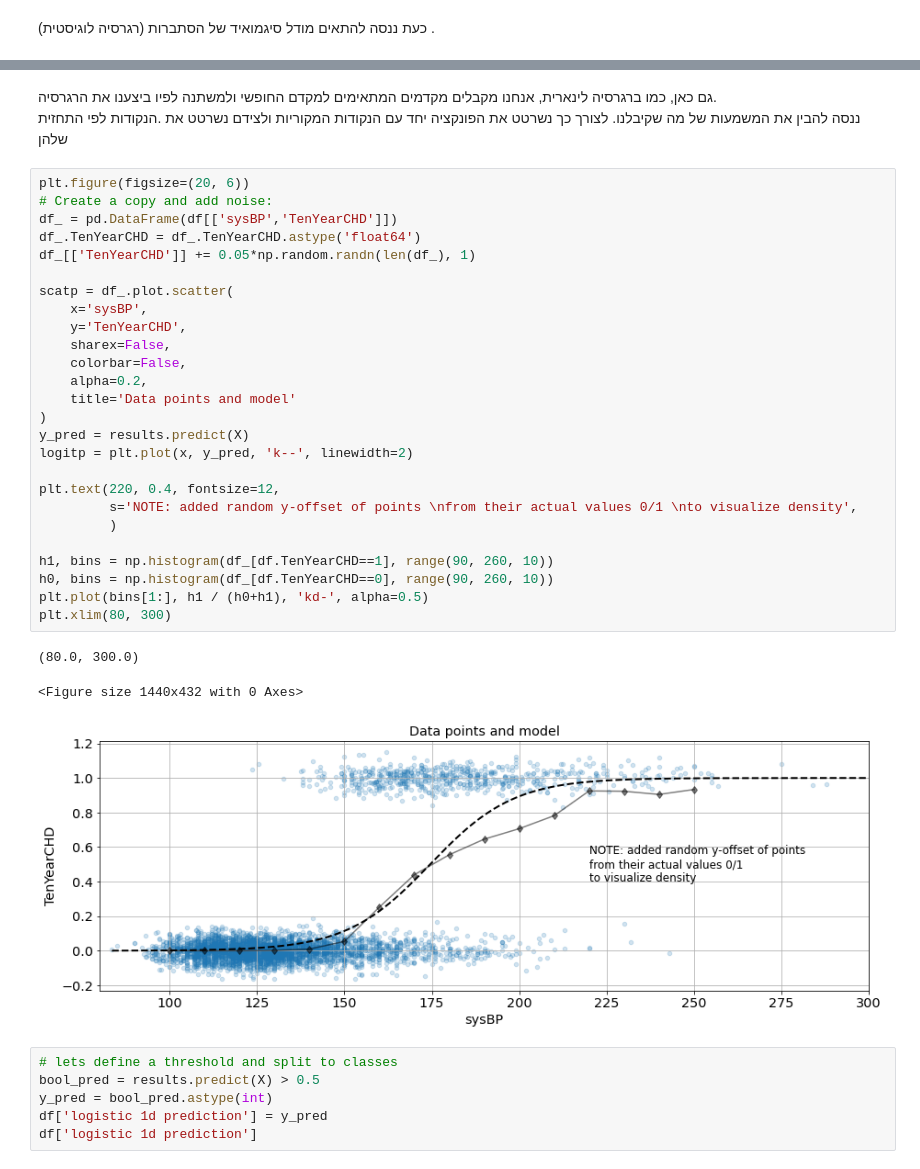
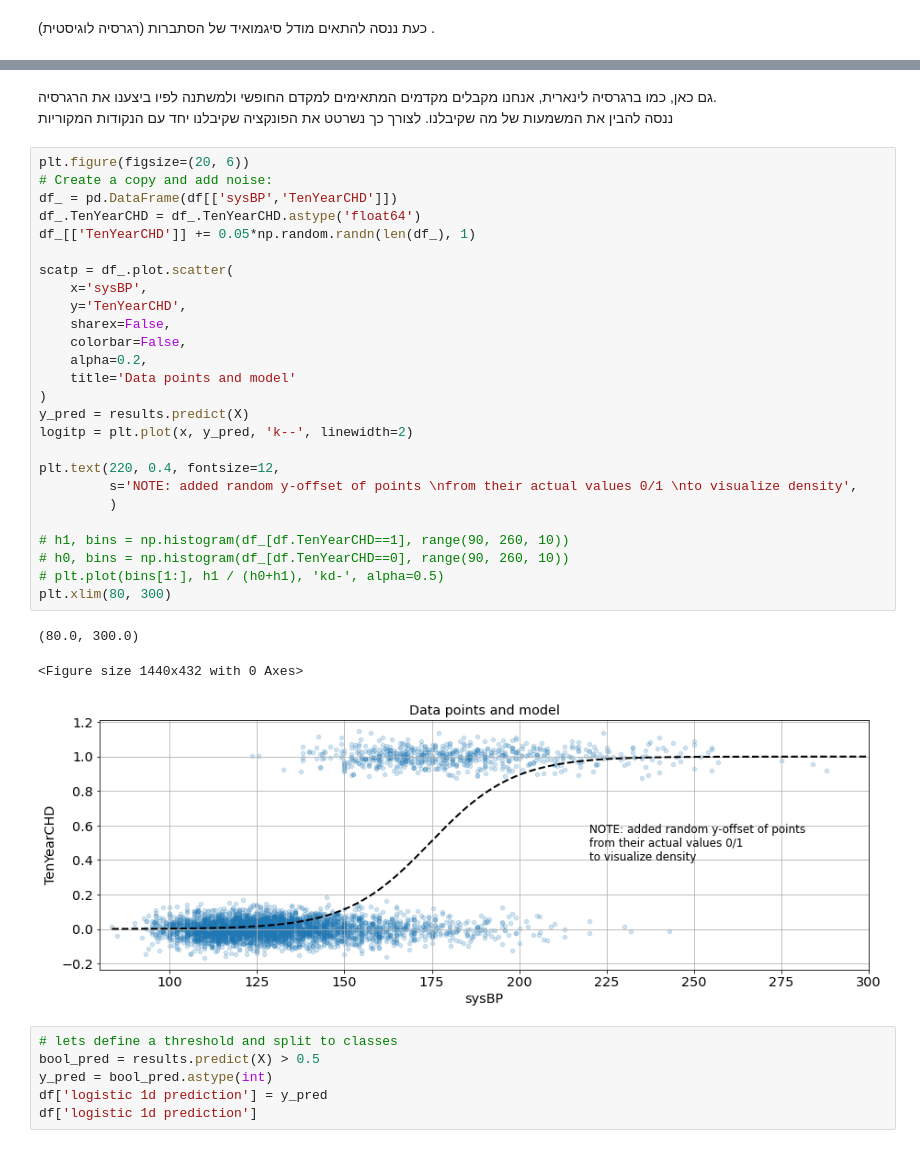
Before and after one commit to ronmoneta-tau/Intro_DS, a Jupyter notebook: TA4/TA4.ipynb, the cells around one changed output, grey strips where cells are left out. Cells and saved outputs as stored; diff of their text form.

```diff
--- a/TA4/TA4.ipynb
+++ b/TA4/TA4.ipynb
@@ -649,38 +661,38 @@ Logit Regression Results
 <div dir=rtl>
     גם כאן, כמו ברגרסיה לינארית, אנחנו מקבלים מקדמים המתאימים למקדם החופשי ולמשתנה לפיו ביצענו את הרגרסיה.
     <br />
-    ננסה להבין את המשמעות של מה שקיבלנו. לצורך כך נשרטט את הפונקציה יחד עם הנקודות המקוריות ולצידם נשרטט את .הנקודות לפי התחזית שלהן
+    ננסה להבין את המשמעות של מה שקיבלנו. לצורך כך נשרטט את הפונקציה שקיבלנו יחד עם הנקודות המקוריות
 </div>
 # %%
 plt.figure(figsize=(20, 6))
 # Create a copy and add noise:
 df_ = pd.DataFrame(df[['sysBP','TenYearCHD']])
 df_.TenYearCHD = df_.TenYearCHD.astype('float64')
 df_[['TenYearCHD']] += 0.05*np.random.randn(len(df_), 1)
 
 scatp = df_.plot.scatter(
     x='sysBP',
     y='TenYearCHD',
     sharex=False,
     colorbar=False,
     alpha=0.2,
     title='Data points and model'
 )
 y_pred = results.predict(X)
 logitp = plt.plot(x, y_pred, 'k--', linewidth=2)
 
 plt.text(220, 0.4, fontsize=12,
          s='NOTE: added random y-offset of points \nfrom their actual values 0/1 \nto visualize density',
          )
 
-h1, bins = np.histogram(df_[df.TenYearCHD==1], range(90, 260, 10))
-h0, bins = np.histogram(df_[df.TenYearCHD==0], range(90, 260, 10))
-plt.plot(bins[1:], h1 / (h0+h1), 'kd-', alpha=0.5)
+# h1, bins = np.histogram(df_[df.TenYearCHD==1], range(90, 260, 10))
+# h0, bins = np.histogram(df_[df.TenYearCHD==0], range(90, 260, 10))
+# plt.plot(bins[1:], h1 / (h0+h1), 'kd-', alpha=0.5)
 plt.xlim(80, 300)
 # %% [output]
 (80.0, 300.0)
 <Figure size 1440x432 with 0 Axes>
-[figure, old version]
+[figure, new version]
 # %%
 # lets define a threshold and split to classes
 bool_pred = results.predict(X) > 0.5
```
Also changed, not shown: parts of 43 cells of this notebook, 1 other file.
